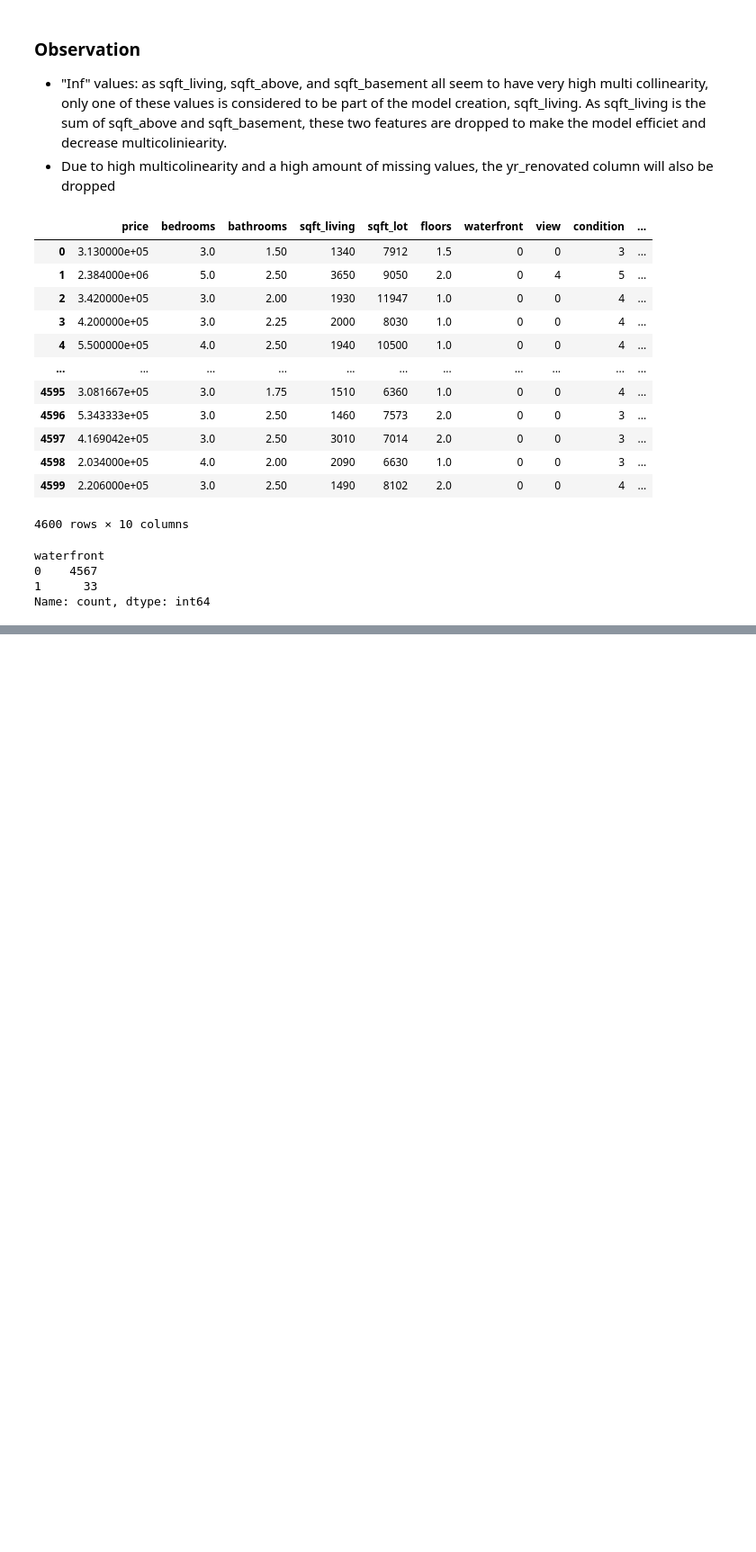
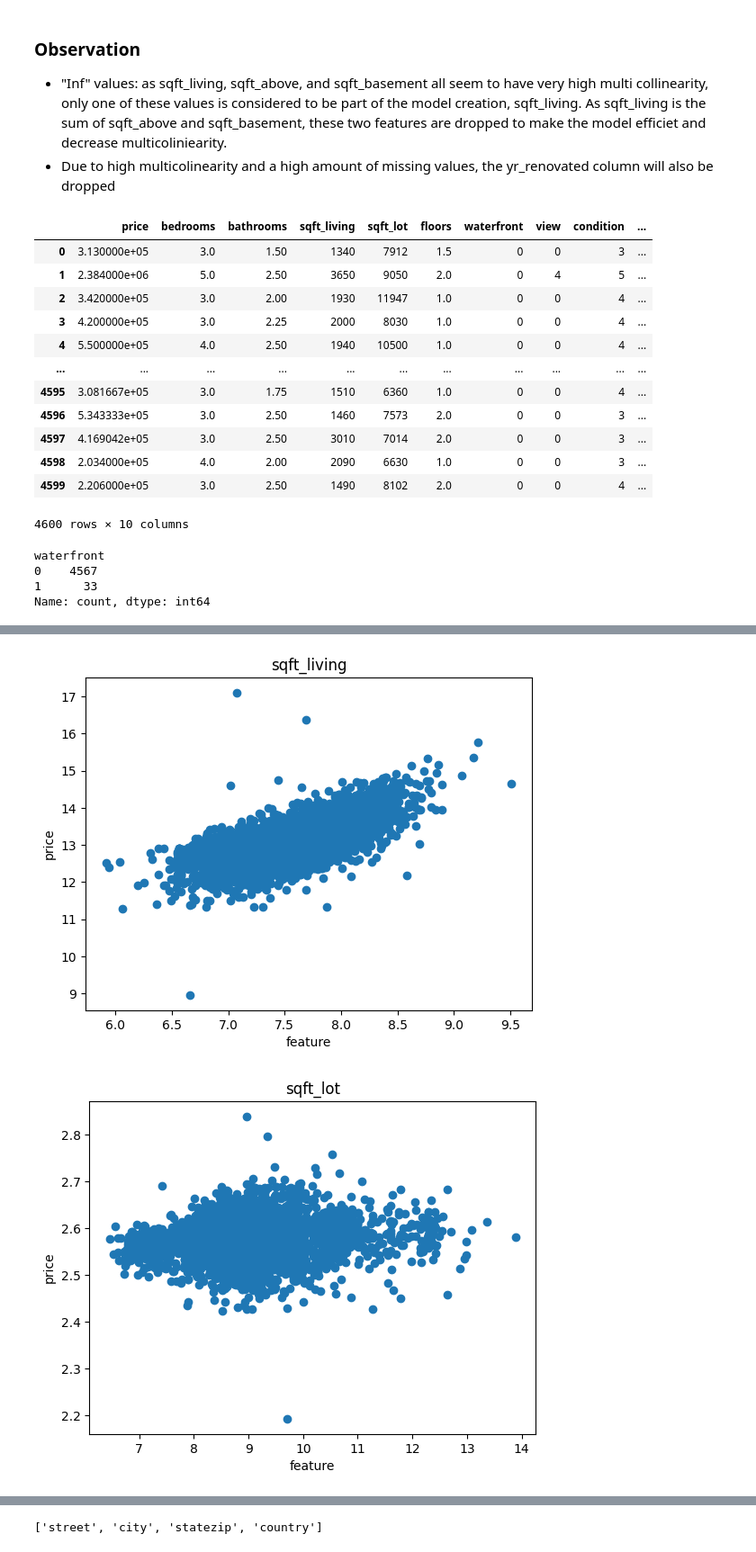
Before and after one commit to DenisSobczyk/House_Price_Prediction, a Jupyter notebook: app.ipynb, the cells around one changed output, grey strips where cells are left out. Shown: that part at 90% size. Cells and saved outputs as stored; diff of their text form; code cells hidden in the pictures; blank space fills up the shorter version.

Commit message:
Log Transform

```diff
--- a/app.ipynb
+++ b/app.ipynb
@@ -366,0 +376,18 @@ num_df[['bedrooms', 'bathrooms', 'floors']]
+# %%
+# conduct logarithmic transformation to improve the results of the model
+continuous_features = [feature for feature in df.columns if df[feature].dtype in ['float64', 'int64']]
+for feature in continuous_features:
+    df_log = df.copy()
+    if 0 in df_log[feature].unique():
+        pass
+    else:
+        df[feature]=np.log(df[feature])
+        df['price']=np.log(df['price'])
+        plt.scatter(df[feature], df['price'])
+        plt.xlabel('feature')
+        plt.ylabel('price')
+        plt.title(feature)
+        plt.show()
+# %% [output]
+[figure, added]
+[figure, added]
@@ -366,0 +399,5 @@ num_df[['bedrooms', 'bathrooms', 'floors']]
+# %%
+categorical_features=[feature for feature in df.columns if df[feature].dtype=='O']
+print(categorical_features)
+# %% [output]
+['street', 'city', 'statezip', 'country']
```
Also changed, not shown: parts of 4 cells of this notebook.
